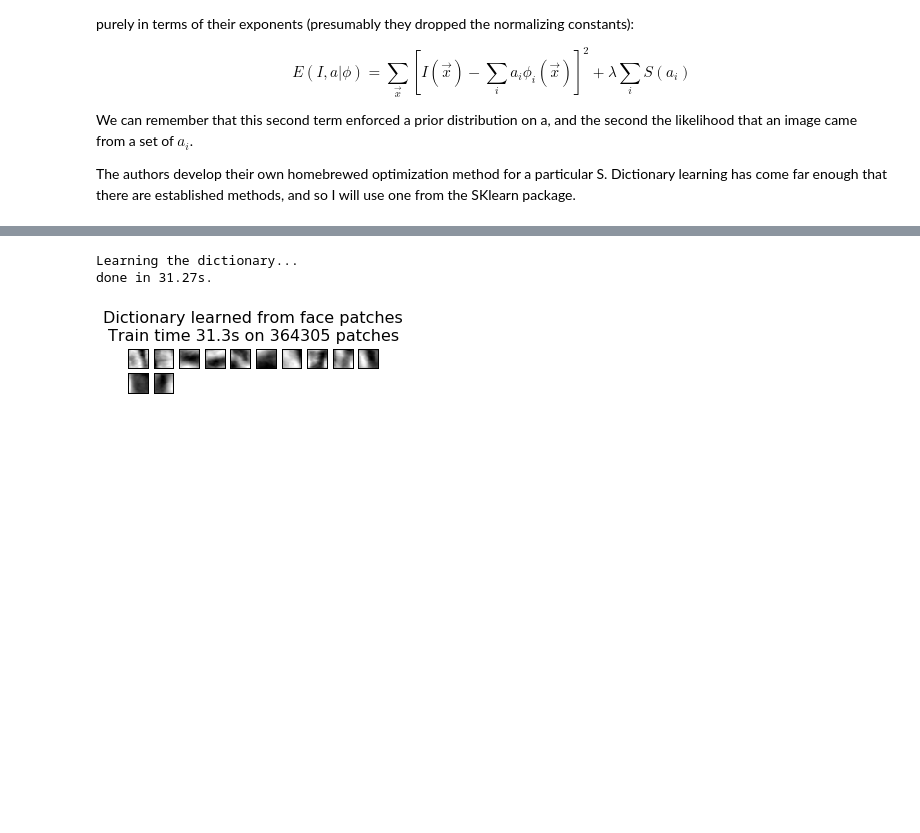
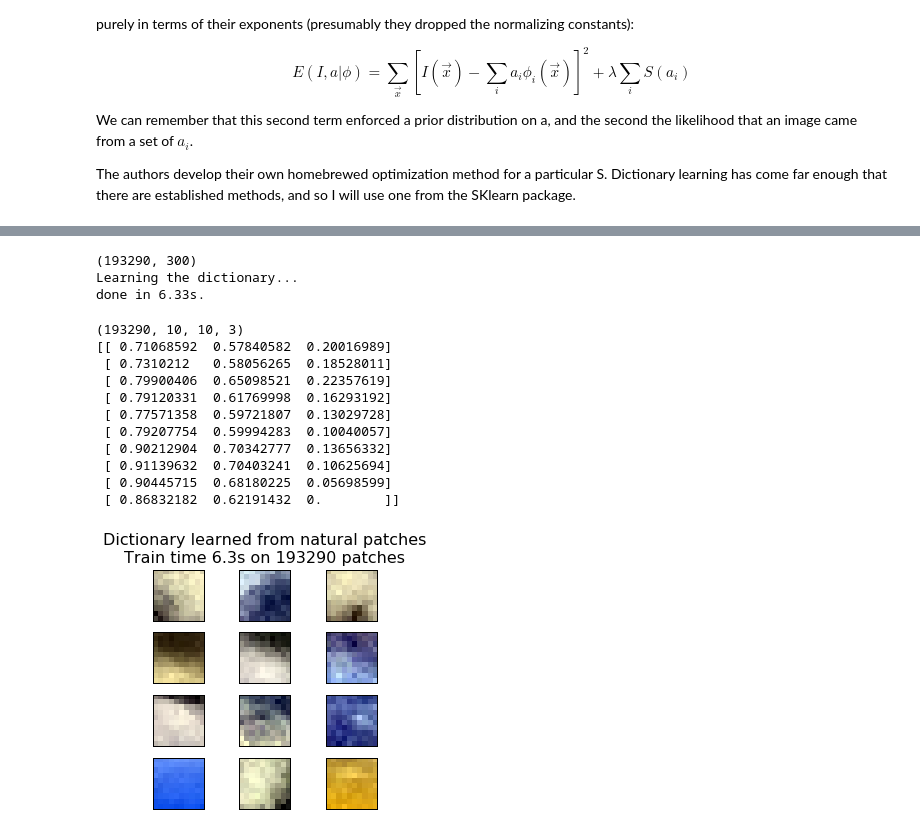
Before and after one commit to deanpospisil/v4cnn, a Jupyter notebook: misc/Sparse coding with an overcomplete basis set..ipynb, the cells around one changed output, grey strips where cells are left out. Cells and saved outputs as stored; diff of their text form; code cells hidden in the pictures; blank space fills up the shorter version.

```diff
--- a/misc/Sparse coding with an overcomplete basis set..ipynb
+++ b/misc/Sparse coding with an overcomplete basis set..ipynb
@@ -144,24 +127,51 @@ done in 29.05s.
 # %%
+patch_size = 10
+data = extract_patches_2d(image, (patch_size, patch_size))
+data -= np.mean(data, axis=0)
+data /= np.std(data, axis=0)
+#ft_data = np.fft.nfft(data)
+
+
+data = data.reshape(data.shape[0], np.product(data.shape[1:]))
+print(data.shape)
 print('Learning the dictionary...')
 t0 = time()
-dico = MiniBatchDictionaryLearning(n_components=12, alpha=1, n_iter=1000)
+dico = MiniBatchDictionaryLearning(n_components=12, alpha=10, n_iter=1000)
 V = dico.fit(data).components_
 dt = time() - t0
 print('done in %.2fs.' % dt)
 # %% [output]
+(193290, 300)
 Learning the dictionary...
-done in 31.27s.
+done in 6.33s.
 # %%
+V = V.reshape(np.shape(V)[0], patch_size, patch_size, 3)
+data = data.reshape(data.shape[0], patch_size, patch_size, 3)
+print(data.shape)
+V = V - np.min(V,(1,2,3),keepdims=1)
+V = V / V.max((1,2,3), keepdims=True)
+
 plt.figure(figsize=(4.2, 4))
-for i, comp in enumerate(V[:100]):
-    plt.subplot(10, 10, i + 1)
-    plt.imshow(comp.reshape(patch_size), cmap=plt.cm.gray_r,
-               interpolation='nearest')
+for i, comp in enumerate(V):
+    plt.subplot(4, 3, i + 1)
+    plt.imshow(comp,interpolation='nearest')
     plt.xticks(())
     plt.yticks(())
-plt.suptitle('Dictionary learned from face patches\n' +
+plt.suptitle('Dictionary learned from natural patches\n' +
              'Train time %.1fs on %d patches' % (dt, len(data)),
              fontsize=16)
 plt.subplots_adjust(0.08, 0.02, 0.92, 0.85, 0.08, 0.23)
+print(comp[:,0,:])
 # %% [output]
+(193290, 10, 10, 3)
+[[ 0.71068592  0.57840582  0.20016989]
+ [ 0.7310212   0.58056265  0.18528011]
+ [ 0.79900406  0.65098521  0.22357619]
+ [ 0.79120331  0.61769998  0.16293192]
+ [ 0.77571358  0.59721807  0.13029728]
+ [ 0.79207754  0.59994283  0.10040057]
+ [ 0.90212904  0.70342777  0.13656332]
+ [ 0.91139632  0.70403241  0.10625694]
+ [ 0.90445715  0.68180225  0.05698599]
+ [ 0.86832182  0.62191432  0.        ]]
-[figure, old version]
+[figure, new version]
```
Also changed, not shown: parts of 3 cells of this notebook, 1 other file.
